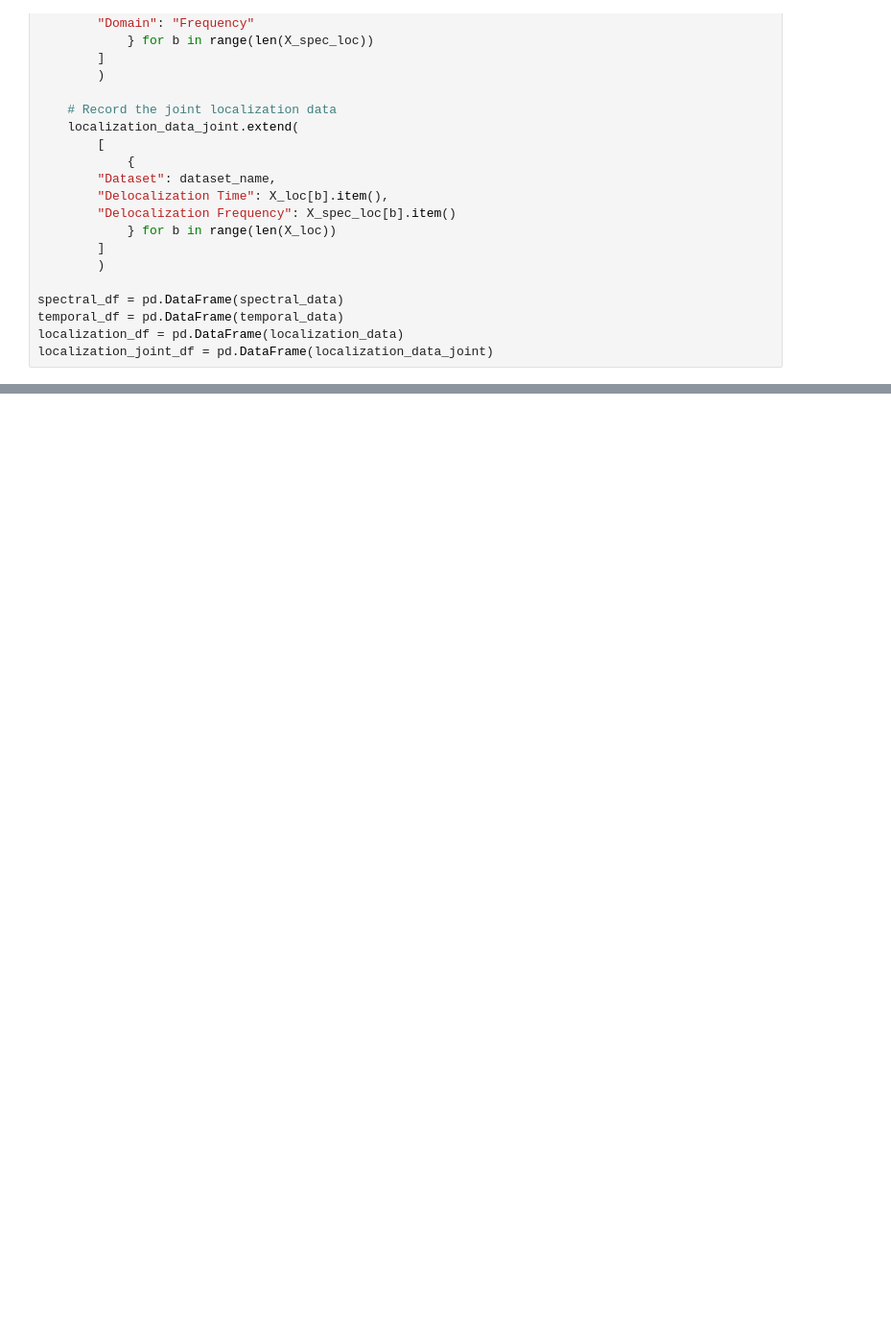
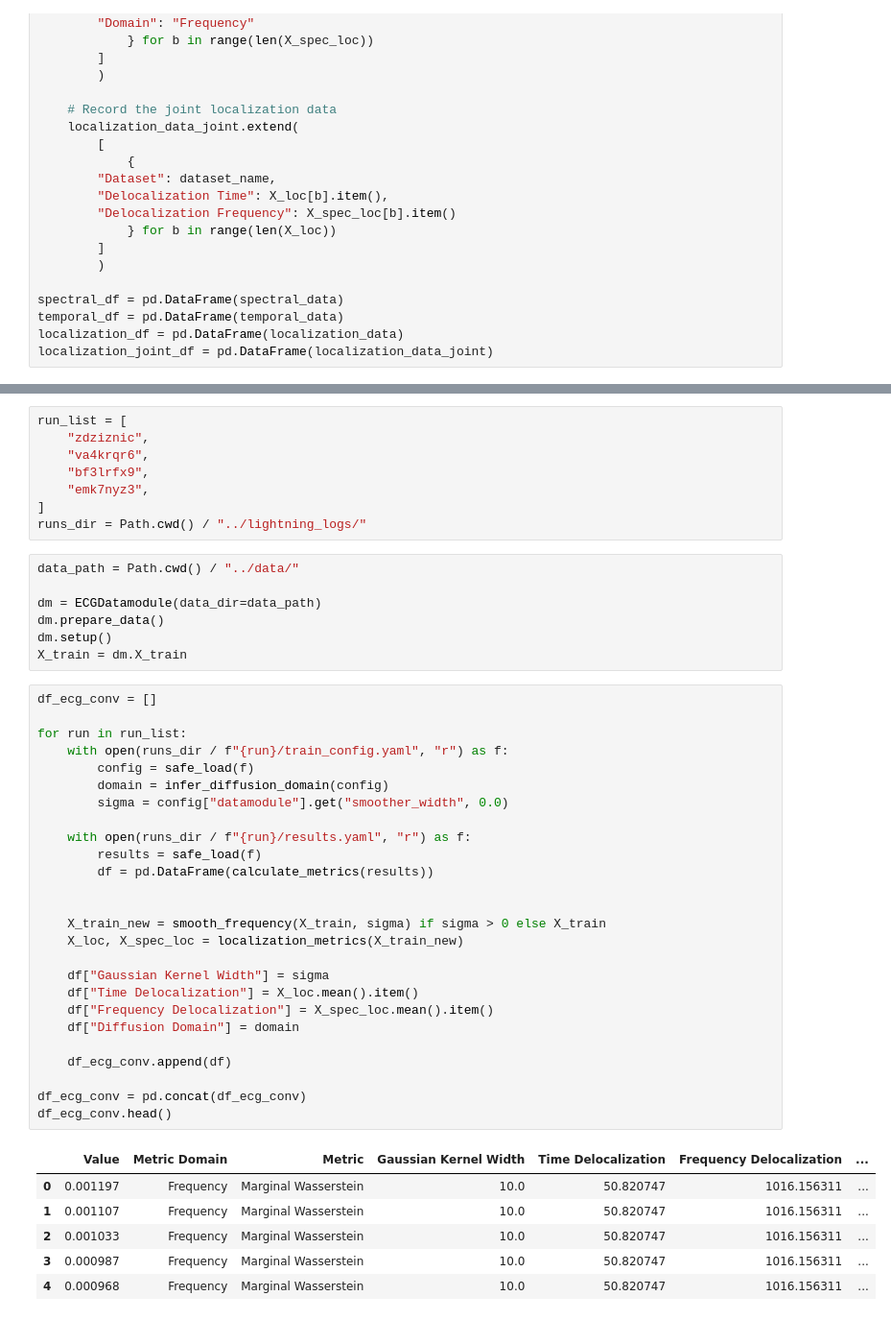
Before and after one commit to JonathanCrabbe/FourierDiffusion, a Jupyter notebook: notebooks/spectral_interpretation.ipynb, the cells around one changed output, grey strips where cells are left out. Shown at 96% size. Saved outputs shown, nothing was run; the diff lists cells and outputs as text; blank space fills up the shorter version.

```diff
--- a/notebooks/spectral_interpretation.ipynb
+++ b/notebooks/spectral_interpretation.ipynb
@@ -240,0 +194,48 @@ Text(0, 0.5, 'Delocalization')
+# %%
+run_list = [
+    "zdziznic",
+    "va4krqr6",
+    "bf3lrfx9",
+    "emk7nyz3",
+]
+runs_dir = Path.cwd() / "../lightning_logs/"
+# %%
+data_path = Path.cwd() / "../data/"
+
+dm = ECGDatamodule(data_dir=data_path)
+dm.prepare_data()
+dm.setup()
+X_train = dm.X_train
+# %%
+df_ecg_conv = []
+
+for run in run_list:
+    with open(runs_dir / f"{run}/train_config.yaml", "r") as f:
+        config = safe_load(f)
+        domain = infer_diffusion_domain(config)
+        sigma = config["datamodule"].get("smoother_width", 0.0)
+
+    with open(runs_dir / f"{run}/results.yaml", "r") as f:
+        results = safe_load(f)
+        df = pd.DataFrame(calculate_metrics(results))
+
+
+    X_train_new = smooth_frequency(X_train, sigma) if sigma > 0 else X_train
+    X_loc, X_spec_loc = localization_metrics(X_train_new)
+
+    df["Gaussian Kernel Width"] = sigma
+    df["Time Delocalization"] = X_loc.mean().item()
+    df["Frequency Delocalization"] = X_spec_loc.mean().item()
+    df["Diffusion Domain"] = domain
+
+    df_ecg_conv.append(df)
+
+df_ecg_conv = pd.concat(df_ecg_conv)
+df_ecg_conv.head()
+# %% [output]
+|  | Value | Metric Domain | Metric | Gaussian Kernel Width | Time Delocalization | Frequency Delocalization | ... |
+| 0 | 0.001197 | Frequency | Marginal Wasserstein | 10.0 | 50.820747 | 1016.156311 | ... |
+| 1 | 0.001107 | Frequency | Marginal Wasserstein | 10.0 | 50.820747 | 1016.156311 | ... |
+| 2 | 0.001033 | Frequency | Marginal Wasserstein | 10.0 | 50.820747 | 1016.156311 | ... |
+| 3 | 0.000987 | Frequency | Marginal Wasserstein | 10.0 | 50.820747 | 1016.156311 | ... |
+| 4 | 0.000968 | Frequency | Marginal Wasserstein | 10.0 | 50.820747 | 1016.156311 | ... |
```
Also changed, not shown: parts of 15 cells of this notebook.
